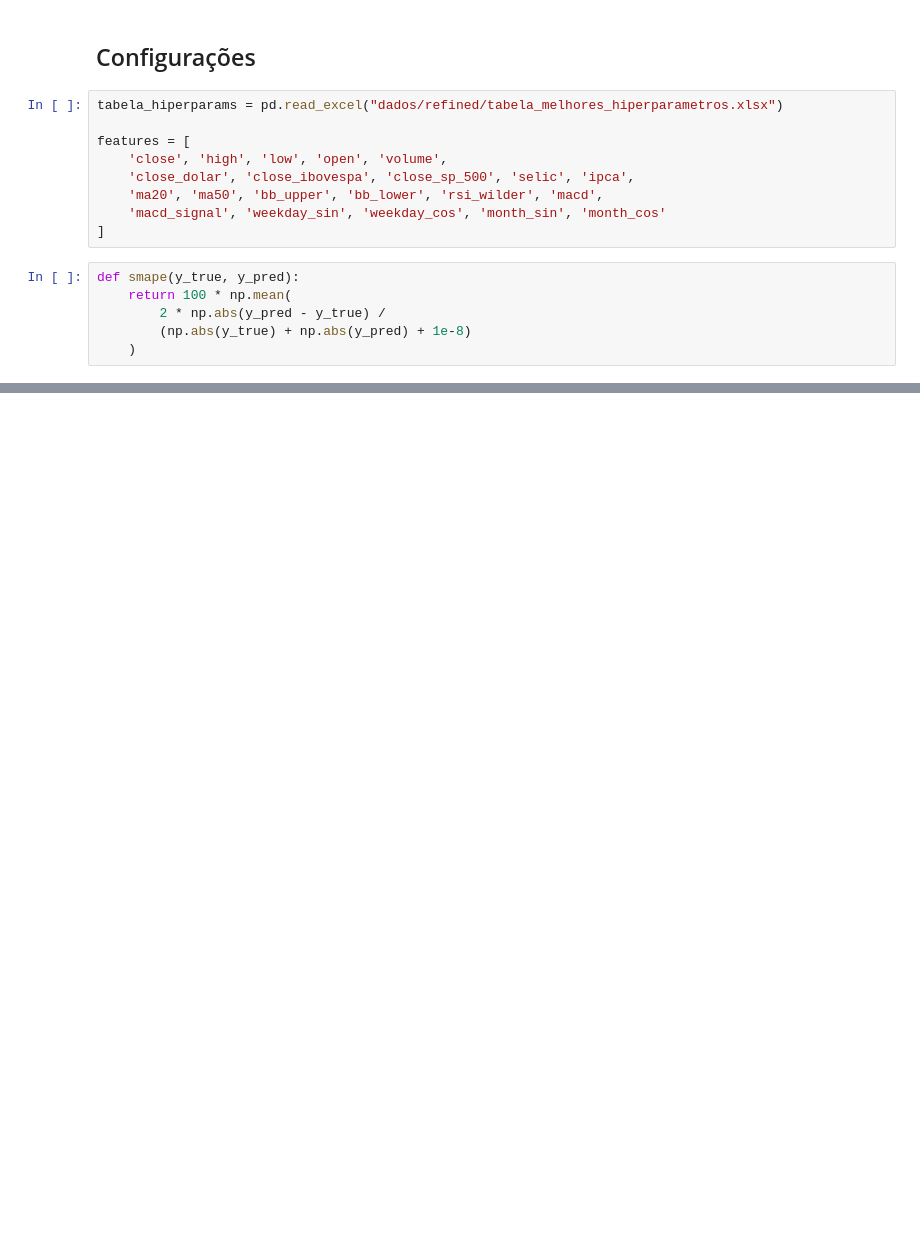
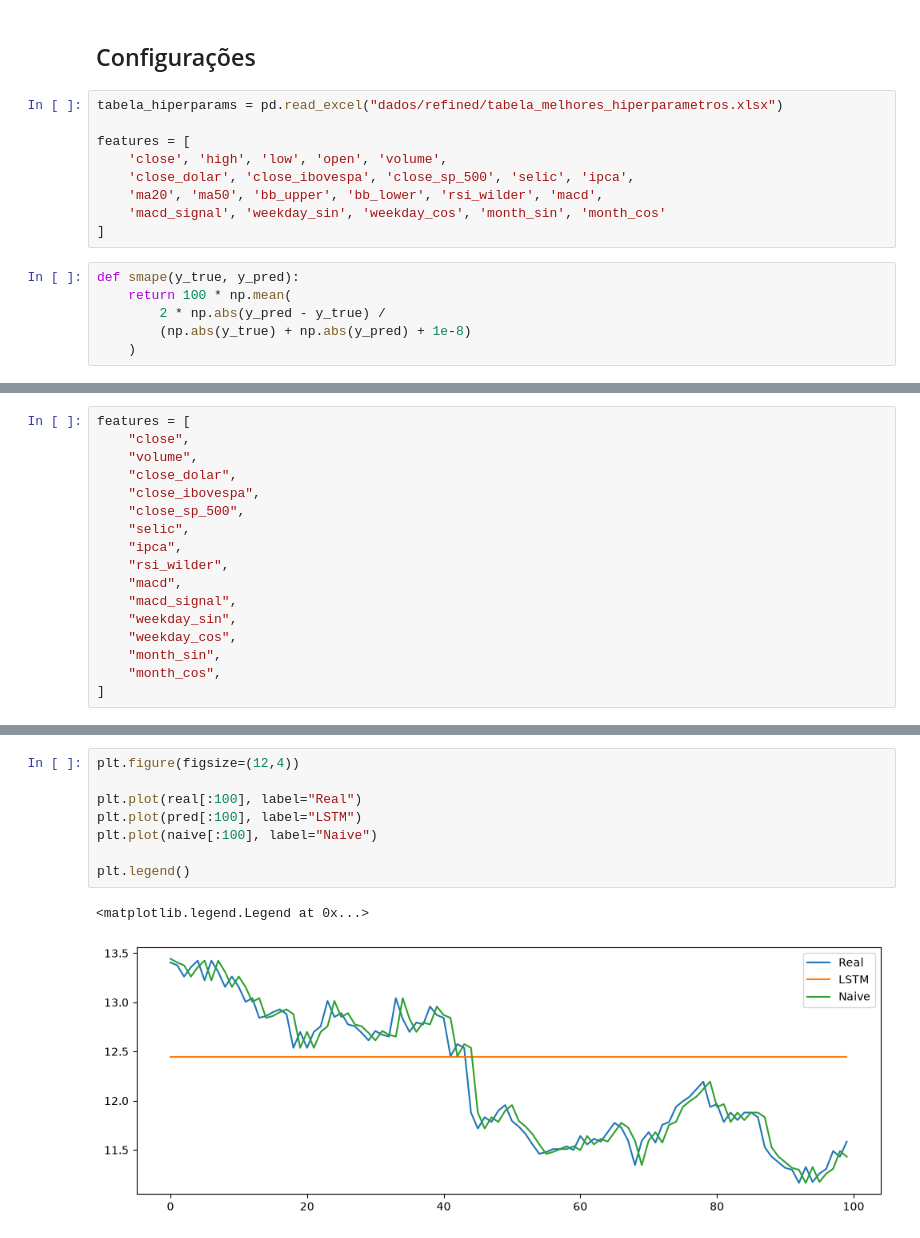
Before and after one commit to leticiafaria7/lstm-stock-predictor-api, a Jupyter notebook: 5_testes_modelo.ipynb, the cells around one changed output, grey strips where cells are left out. Drawn from its saved outputs; the diff is of its cells as text; blank space fills up the shorter version.

```diff
--- a/5_testes_modelo.ipynb
+++ b/5_testes_modelo.ipynb
@@ -199,0 +218,17 @@ Teste      : (353, 120, 21)
+# %%
+features = [
+    "close",
+    "volume",
+    "close_dolar",
+    "close_ibovespa",
+    "close_sp_500",
+    "selic",
+    "ipca",
+    "rsi_wilder",
+    "macd",
+    "macd_signal",
+    "weekday_sin",
+    "weekday_cos",
+    "month_sin",
+    "month_cos",
+]
@@ -199,0 +395,11 @@ Teste      : (353, 120, 21)
+# %%
+plt.figure(figsize=(12,4))
+
+plt.plot(real[:100], label="Real")
+plt.plot(pred[:100], label="LSTM")
+plt.plot(naive[:100], label="Naive")
+
+plt.legend()
+# %% [output]
+<matplotlib.legend.Legend at 0x...>
+[figure, added]
```
Also changed, not shown: parts of 7 cells of this notebook, 2 other files.
